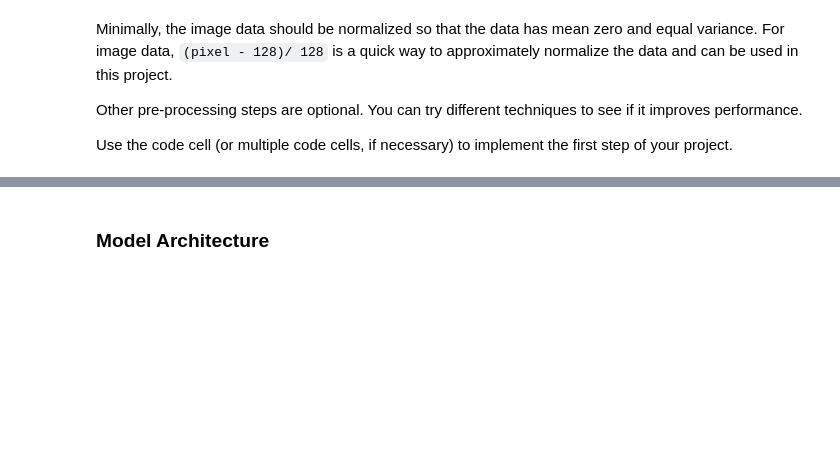
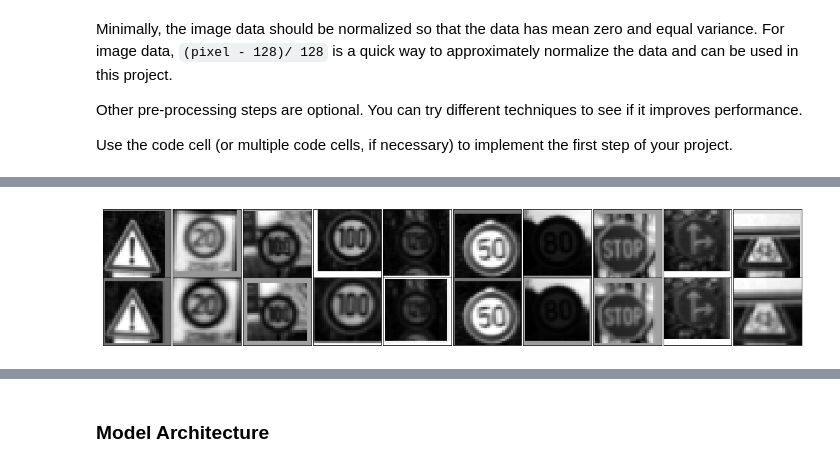
Before and after one commit to shanekelly/traffic-sign-classification, a Jupyter notebook: traffic_sign_classifier.ipynb, the cells around one changed output, grey strips where cells are left out. Cells and saved outputs as stored; diff of their text form; code cells hidden in the pictures; blank space fills up the shorter version.

```diff
--- a/traffic_sign_classifier.ipynb
+++ b/traffic_sign_classifier.ipynb
@@ -138,0 +248,36 @@ Use the code cell (or multiple code cells, if necessary) to implement the first
+# %%
+# SCALE
+
+def apply_random_scaling(img):
+    max = 3 # maximum scaling distance per axis, in pixels
+
+    h, w, _ = img.shape
+
+    top_left = (0, 0)
+    top_right = (0, w)
+    bot_left = (h, 0)
+
+    source_points = np.float32([top_left, top_right, bot_left])
+
+    scale_dist = np.random.randint(-max, max)
+    destination_points = np.float32([top_left + np.float32([scale_dist, scale_dist]),
+            top_right + np.float32([scale_dist, -scale_dist]),
+            bot_left + np.float32([-scale_dist, scale_dist])])
+
+    M = cv2.getAffineTransform(source_points, destination_points)
+    scaled_img = cv2.warpAffine(img, M, (32, 32))
+
+    return scaled_img
+
+def apply_random_scalings(img_dataset):
+    original_shape = img_dataset.shape
+    scaled_imgs = []
+    for img in img_dataset:
+        scaled_imgs.append(apply_random_scaling(img))
+    return np.reshape(np.array(scaled_imgs), original_shape)
+
+x_train_t_s = apply_random_scalings(x_train_t)
+
+visually_compare_img_datasets(x_train_t.squeeze(), x_train_t_s.squeeze())
+# %% [output]
+[figure, added]
```
Also changed, not shown: parts of 21 cells of this notebook.
